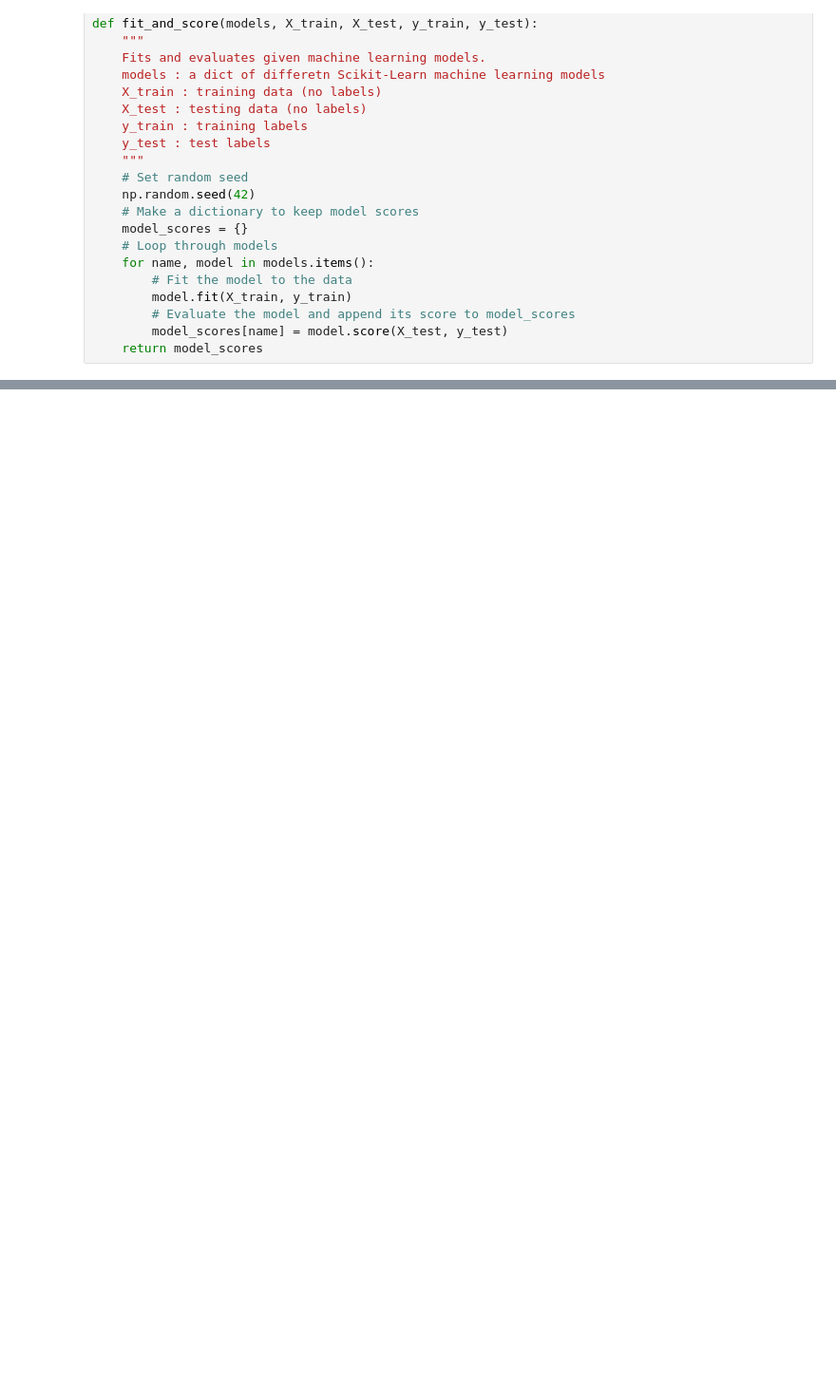
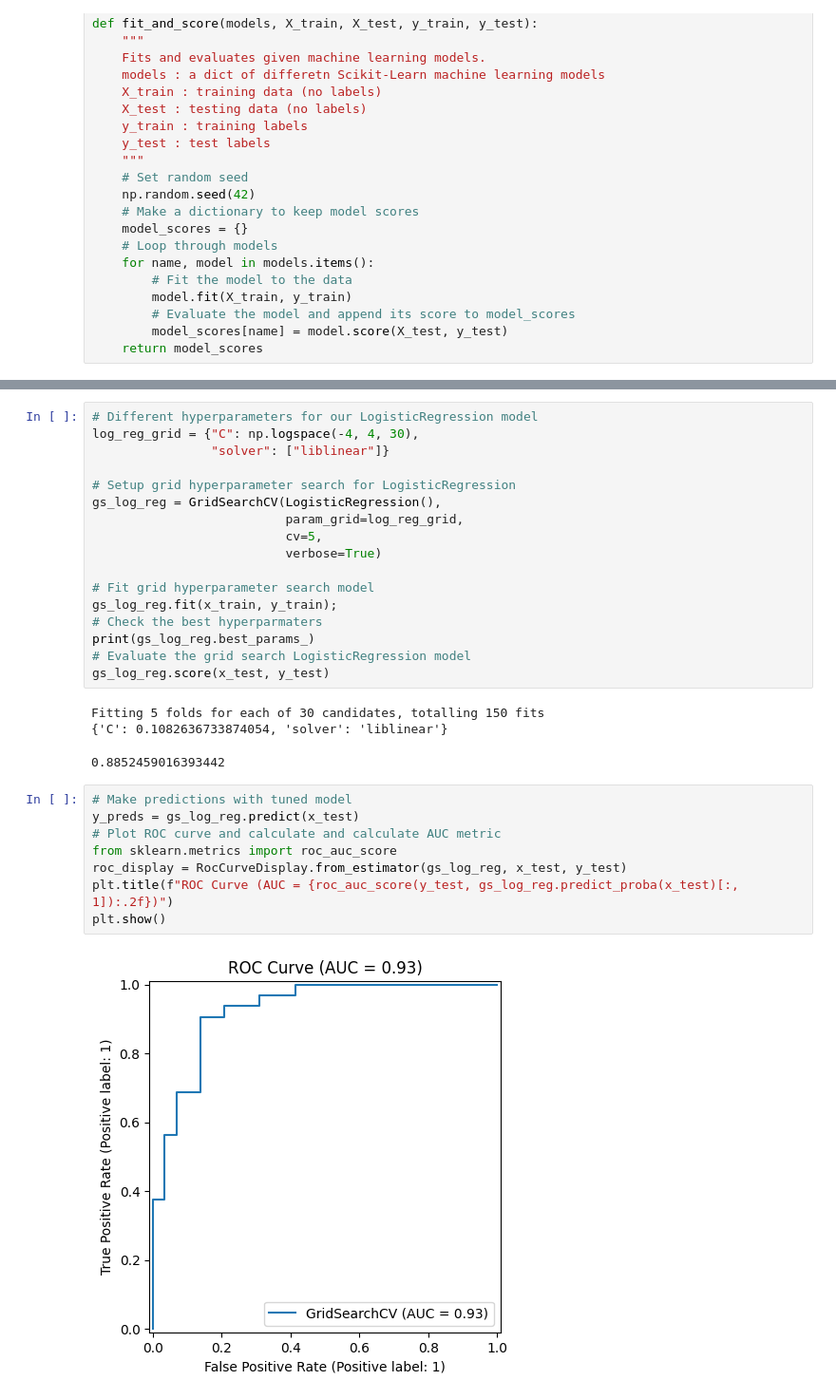
Before and after one commit to TWEEDOriginal/learn-data-science, a Jupyter notebook: classification.ipynb, the cells around one changed output, grey strips where cells are left out. Shown: that part at 95% size. Saved outputs shown, nothing was run; the diff lists cells and outputs as text; blank space fills up the shorter version.

```diff
--- a/classification.ipynb
+++ b/classification.ipynb
@@ -207,0 +309,31 @@ model_scores = fit_and_score(models, x_train, x_test, y_train, y_test)
+# %%
+# Different hyperparameters for our LogisticRegression model
+log_reg_grid = {"C": np.logspace(-4, 4, 30),
+                "solver": ["liblinear"]}
+
+# Setup grid hyperparameter search for LogisticRegression
+gs_log_reg = GridSearchCV(LogisticRegression(),
+                          param_grid=log_reg_grid,
+                          cv=5,
+                          verbose=True)
+
+# Fit grid hyperparameter search model
+gs_log_reg.fit(x_train, y_train);
+# Check the best hyperparmaters
+print(gs_log_reg.best_params_)
+# Evaluate the grid search LogisticRegression model
+gs_log_reg.score(x_test, y_test)
+# %% [output]
+Fitting 5 folds for each of 30 candidates, totalling 150 fits
+{'C': 0.1082636733874054, 'solver': 'liblinear'}
+0.8852459016393442
+# %%
+# Make predictions with tuned model
+y_preds = gs_log_reg.predict(x_test)
+# Plot ROC curve and calculate and calculate AUC metric
+from sklearn.metrics import roc_auc_score
+roc_display = RocCurveDisplay.from_estimator(gs_log_reg, x_test, y_test)
+plt.title(f"ROC Curve (AUC = {roc_auc_score(y_test, gs_log_reg.predict_proba(x_test)[:, 1]):.2f})")
+plt.show()
+# %% [output]
+[figure, added]
```
Also changed, not shown: parts of 9 cells of this notebook.
